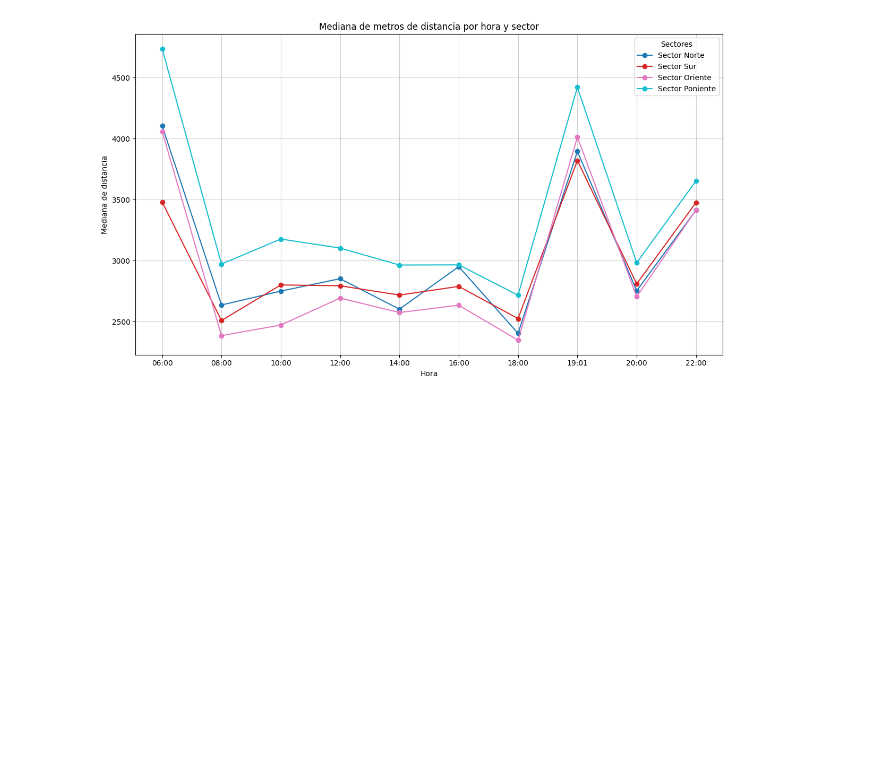
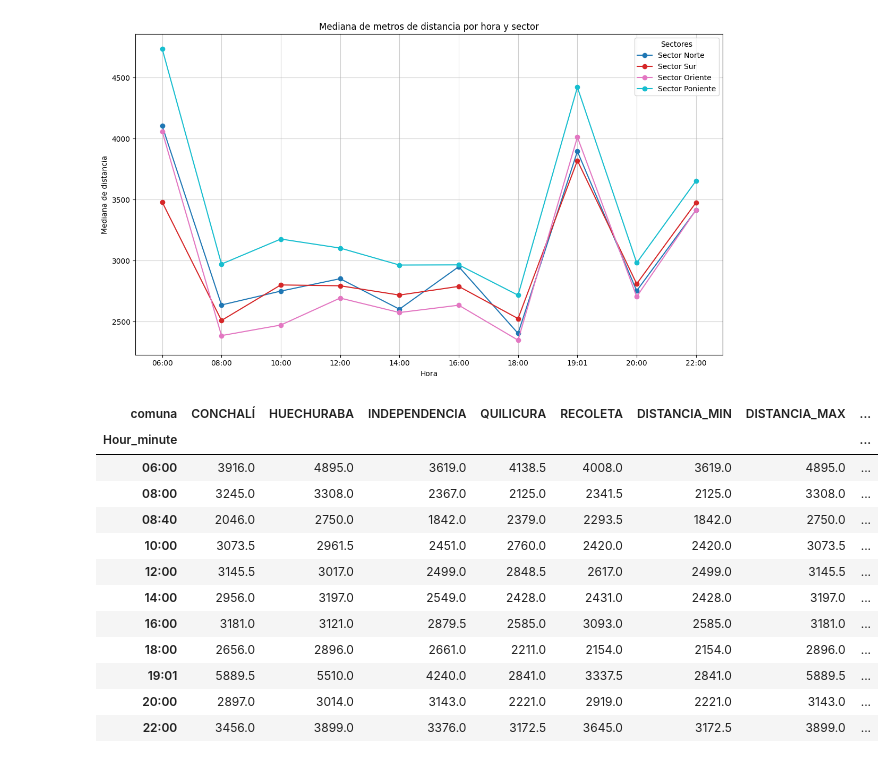
Before and after one commit to vpardoss/squadecaedro, a Jupyter notebook: analisis_data.ipynb, the cells around one changed output. Cells and saved outputs as stored; diff of their text form; code cells hidden in the pictures; blank space fills up the shorter version.

```diff
--- a/analisis_data.ipynb
+++ b/analisis_data.ipynb
@@ -192,3 +192,23 @@ plt.tight_layout()
 plt.show()
 # %% [output]
 [figure]
+# %%
+distancia_norte = recorrido_norte.pivot_table(index='Hour_minute', columns='comuna', values='meters_distance', aggfunc='median')
+distancia_norte['DISTANCIA_MIN'] = distancia_norte.min(axis=1)
+distancia_norte['DISTANCIA_MAX'] = distancia_norte.max(axis=1)
+distancia_norte['RANGO_DESBALANCE'] = distancia_norte.max(axis=1) - distancia_norte.min(axis=1)
+distancia_norte.sort_index()
+# %% [output]
+| comuna | CONCHALÍ | HUECHURABA | INDEPENDENCIA | QUILICURA | RECOLETA | DISTANCIA_MIN | DISTANCIA_MAX | ... |
+| Hour_minute |  |  |  |  |  |  |  | ... |
+| 06:00 | 3916.0 | 4895.0 | 3619.0 | 4138.5 | 4008.0 | 3619.0 | 4895.0 | ... |
+| 08:00 | 3245.0 | 3308.0 | 2367.0 | 2125.0 | 2341.5 | 2125.0 | 3308.0 | ... |
+| 08:40 | 2046.0 | 2750.0 | 1842.0 | 2379.0 | 2293.5 | 1842.0 | 2750.0 | ... |
+| 10:00 | 3073.5 | 2961.5 | 2451.0 | 2760.0 | 2420.0 | 2420.0 | 3073.5 | ... |
+| 12:00 | 3145.5 | 3017.0 | 2499.0 | 2848.5 | 2617.0 | 2499.0 | 3145.5 | ... |
+| 14:00 | 2956.0 | 3197.0 | 2549.0 | 2428.0 | 2431.0 | 2428.0 | 3197.0 | ... |
+| 16:00 | 3181.0 | 3121.0 | 2879.5 | 2585.0 | 3093.0 | 2585.0 | 3181.0 | ... |
+| 18:00 | 2656.0 | 2896.0 | 2661.0 | 2211.0 | 2154.0 | 2154.0 | 2896.0 | ... |
+| 19:01 | 5889.5 | 5510.0 | 4240.0 | 2841.0 | 3337.5 | 2841.0 | 5889.5 | ... |
+| 20:00 | 2897.0 | 3014.0 | 3143.0 | 2221.0 | 2919.0 | 2221.0 | 3143.0 | ... |
+| 22:00 | 3456.0 | 3899.0 | 3376.0 | 3172.5 | 3645.0 | 3172.5 | 3899.0 | ... |
```
Also changed, not shown: parts of 3 cells of this notebook.
